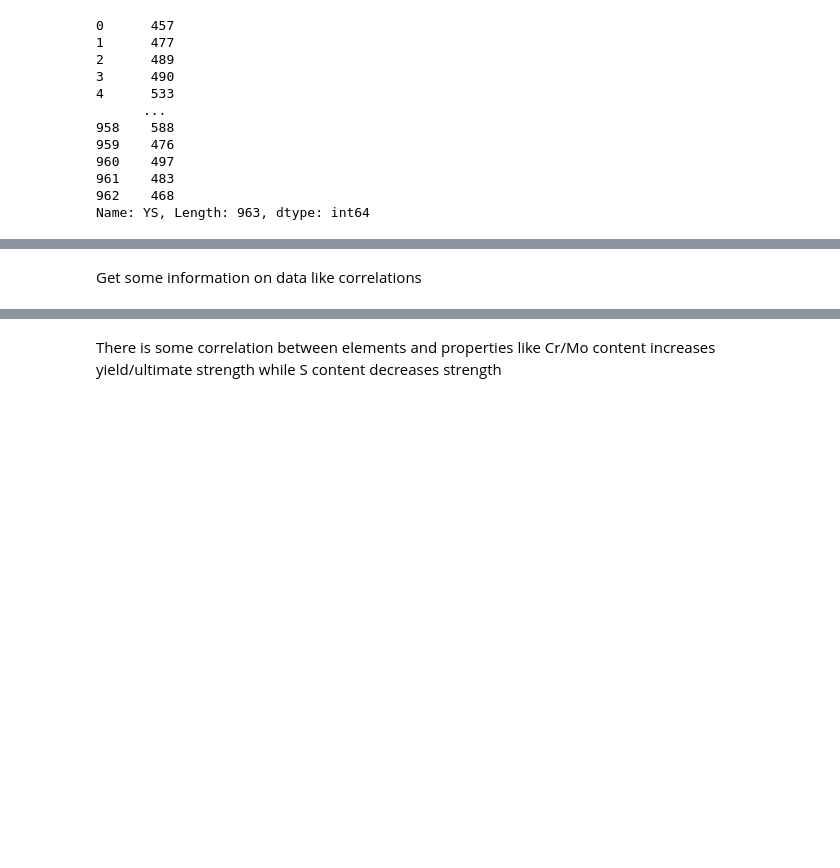
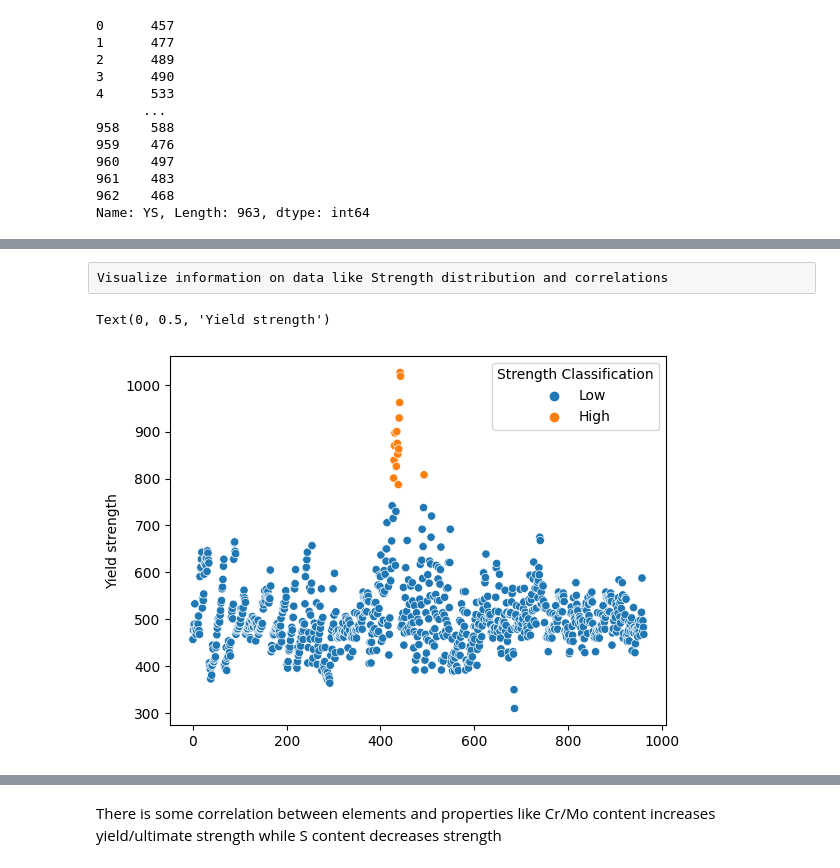
Before and after one commit to AjitPonnappan/MLalloyproject, a Jupyter notebook: FinalNB.ipynb, the cells around one changed output, grey strips where cells are left out. Saved outputs shown, nothing was run; the diff lists cells and outputs as text; code cells hidden in the pictures; blank space fills up the shorter version.

```diff
--- a/FinalNB.ipynb
+++ b/FinalNB.ipynb
@@ -66,2 +66,11 @@ memory usage: 143.1+ KB
-# %% [markdown]
-Get some information on data like correlations
+# %% [raw]
+Visualize information on data like Strength distribution and correlations
+# %%
+index = YSdata.index.values
+values = YSdata['YS'].values
+group = YSdata['Strength Classification']
+ax = sns.scatterplot(x=index, y=values, hue=group)
+ax.set_ylabel("Yield strength")
+# %% [output]
+Text(0, 0.5, 'Yield strength')
+[figure, added]
```
Also changed, not shown: parts of 67 cells of this notebook, 1 other file.
